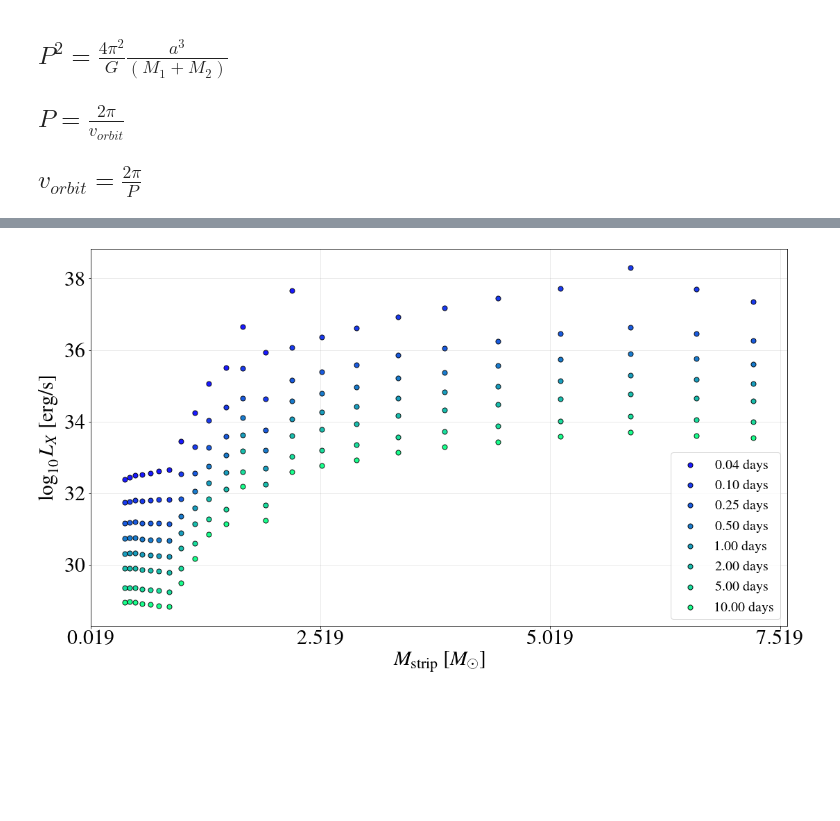
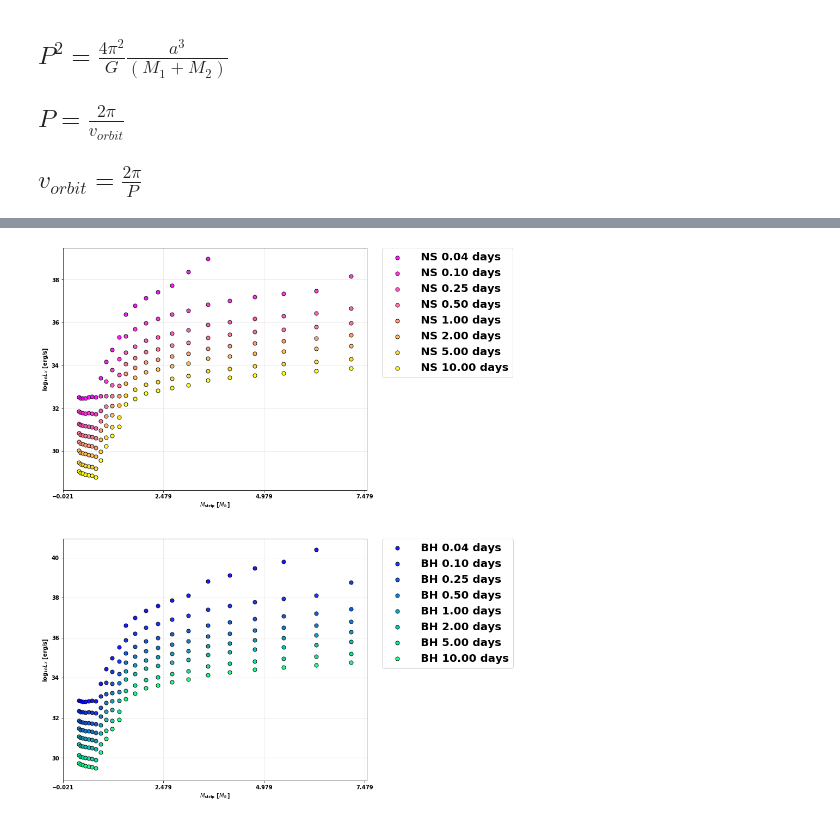
Before and after one commit to AstroLudwig/ChandraXrayBinaries, a Jupyter notebook: XrayLuminosity_Neutron_Star.ipynb, the cells around one changed output, grey strips where cells are left out. Drawn from its saved outputs; the diff is of its cells as text; code cells hidden in the pictures; blank space fills up the shorter version.

Commit message:
Added adaf epsilon value function, way to calculate ns and bh.

```diff
--- a/XrayLuminosity_Neutron_Star.ipynb
+++ b/XrayLuminosity_Neutron_Star.ipynb
@@ -26,7 +33,7 @@ rc("text", usetex=True)
 
 
 file = "https://arxiv.org/pdf/1802.03018.pdf"
-table = tabula.read_pdf(file, pages="23", multiple_tables=False, silent=True)
+table = tabula.read_pdf(file, pages="22", multiple_tables=False, silent=True)
 
 # Clean Up the Table, Store units in case I need it later.
 df = table[0]
@@ -196,7 +291,8 @@ class xray:
 # %%
 def vary_period(period):
     m_stripped = []
-    luminosity = []
+    neutron_luminosity = []
+    blackhole_luminosity = []
     for n in range(df.shape[0]):
         X = xray(
             df["Mstrip"].iloc[n],
@@ -207,36 +303,53 @@ def vary_period(period):
         )
 
         m_stripped.append(df["Mstrip"].astype(float).iloc[n])
-        luminosity.append(np.log10(X.L.value))
+        neutron_luminosity.append(np.log10(X.neutron_star_luminosity.value))
+        blackhole_luminosity.append(np.log10(X.black_hole_luminosity.value))
 
-    return m_stripped, luminosity
+    return m_stripped, neutron_luminosity, blackhole_luminosity
 
 
 periods = [1 / 24, 2.5 / 24, 6 / 24, 12 / 24, 1, 2, 5, 10]
 # %%
-fig, ax = plt.subplots(1, 1, figsize=(18, 10))
+fig, (ax,bx) = plt.subplots(2, 1, figsize=(10, 18))
 
+cmap_ns = cm.get_cmap("spring", len(periods))
+
+cmap_bh = cm.get_cmap("winter", len(periods))
 
 for i, period in enumerate(periods):
 
-    color = colors.rgb2hex(cmap(i)[:3])
+    color_ns = colors.rgb2hex(cmap_ns(i)[:3])
 
-    m, l = vary_period(period)
+    color_bh = colors.rgb2hex(cmap_bh(i)[:3])
+
+    m, ns_l, bh_l = vary_period(period)
 
     ax.scatter(
-        m, l, s=50, alpha=0.9, label=f"{period:0.2f} days", c=color, edgecolor="black"
+        m, ns_l, s=50, alpha=0.9, label=f" NS {period:0.2f} days", c=color_ns, edgecolor="black"
     )
 
-cmap = cm.get_cmap("winter", len(periods))
+    bx.scatter(
+        m, bh_l, s=50, alpha=0.9, label=f" BH {period:0.2f} days", c=color_bh, edgecolor="black"
+    )
+
 
 ax.set_xlabel("$M_{\\mathrm{strip}}$ [$M_{\\odot}$]")
 ax.set_ylabel("$\\log_{10} L_X$ [erg/s]")
 start, end = ax.get_xlim()
 stepsize = 2.5
 ax.xaxis.set_ticks(np.arange(start, end, stepsize))
 ax.grid(c="gray", alpha=0.2)
-ax.legend(fontsize=20)
+ax.legend(bbox_to_anchor=(1.05, 1), loc='upper left', borderaxespad=0.,fontsize=20)
+
+bx.set_xlabel("$M_{\\mathrm{strip}}$ [$M_{\\odot}$]")
+bx.set_ylabel("$\\log_{10} L_X$ [erg/s]")
+start, end = ax.get_xlim()
+stepsize = 2.5
+bx.xaxis.set_ticks(np.arange(start, end, stepsize))
+bx.grid(c="gray", alpha=0.2)
+bx.legend(bbox_to_anchor=(1.05, 1), loc='upper left', borderaxespad=0.,fontsize=20)
 
 plt.savefig("period.png")
 # %% [output]
-[figure, old version]
+[figure, new version]
```
Also changed, not shown: parts of 3 cells of this notebook, 2 other files.
